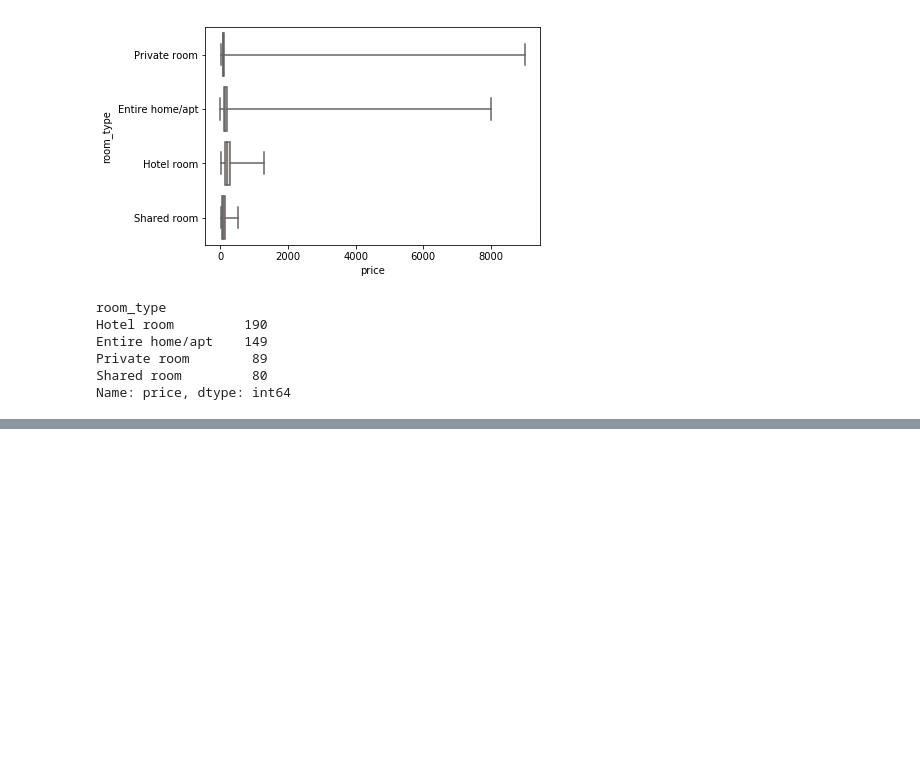
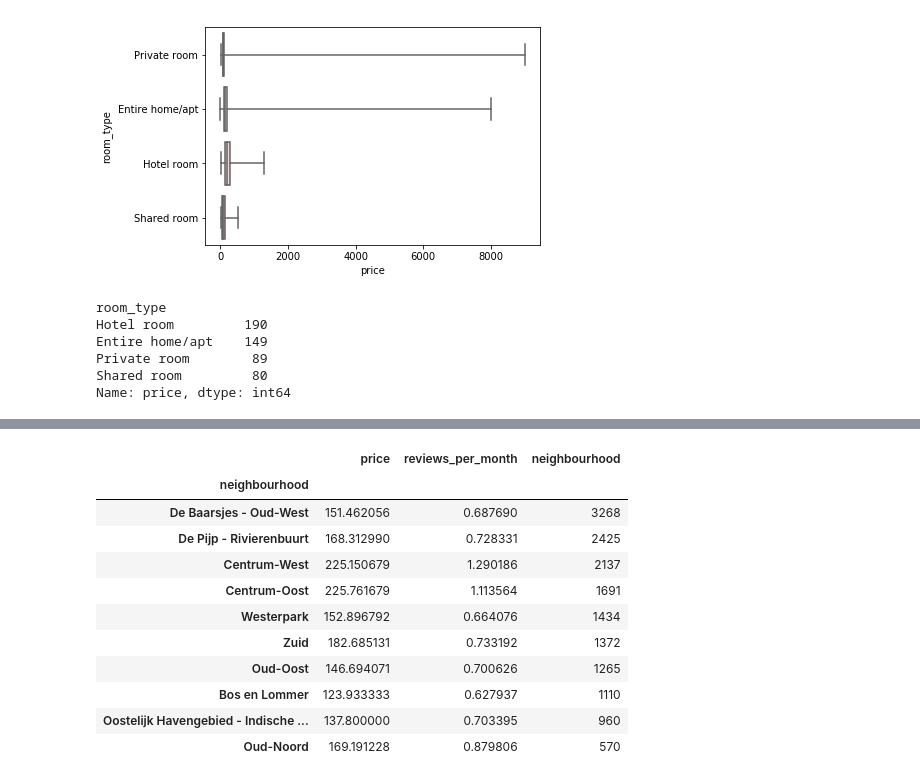
Before and after one commit to saxenaprerit/Airbnb, a Jupyter notebook: Airbnb Data Exploration.ipynb, the cells around one changed output, grey strips where cells are left out. Saved outputs shown, nothing was run; the diff lists cells and outputs as text; code cells hidden in the pictures; blank space fills up the shorter version.

```diff
--- a/Airbnb Data Exploration.ipynb
+++ b/Airbnb Data Exploration.ipynb
@@ -88,0 +148,16 @@ Name: price, dtype: int64
+# %%
+prices_reviews = listings.groupby(by = 'neighbourhood').agg({'price':'mean','reviews_per_month':'mean','neighbourhood':'count'}).sort_values(by='neighbourhood', ascending = False)
+prices_reviews.head(10)
+# %% [output]
+|  | price | reviews_per_month | neighbourhood |
+| neighbourhood |  |  |  |
+| De Baarsjes - Oud-West | 151.462056 | 0.687690 | 3268 |
+| De Pijp - Rivierenbuurt | 168.312990 | 0.728331 | 2425 |
+| Centrum-West | 225.150679 | 1.290186 | 2137 |
+| Centrum-Oost | 225.761679 | 1.113564 | 1691 |
+| Westerpark | 152.896792 | 0.664076 | 1434 |
+| Zuid | 182.685131 | 0.733192 | 1372 |
+| Oud-Oost | 146.694071 | 0.700626 | 1265 |
+| Bos en Lommer | 123.933333 | 0.627937 | 1110 |
+| Oostelijk Havengebied - Indische ... | 137.800000 | 0.703395 | 960 |
+| Oud-Noord | 169.191228 | 0.879806 | 570 |
```
Also changed, not shown: parts of 14 cells of this notebook.
